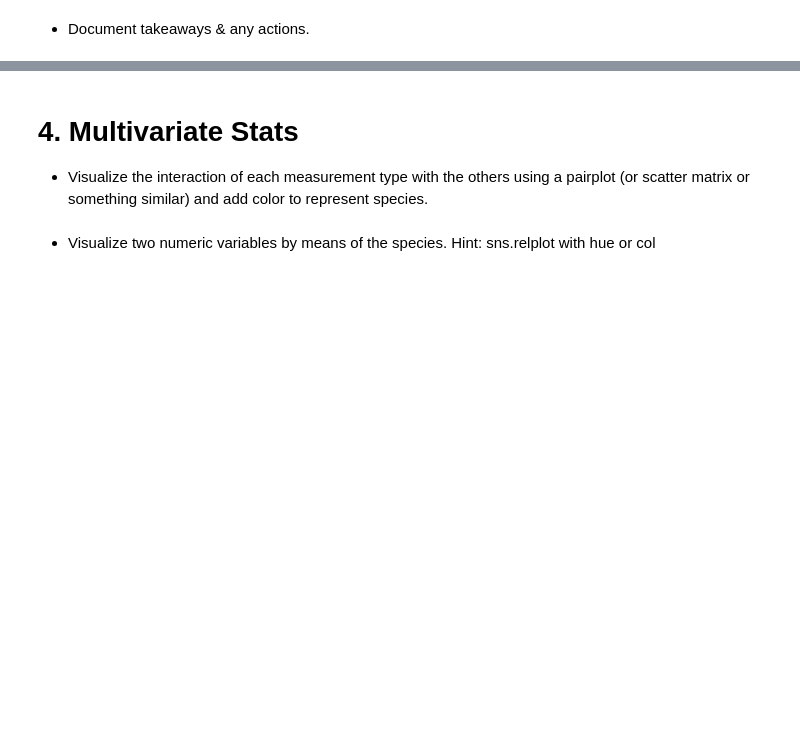
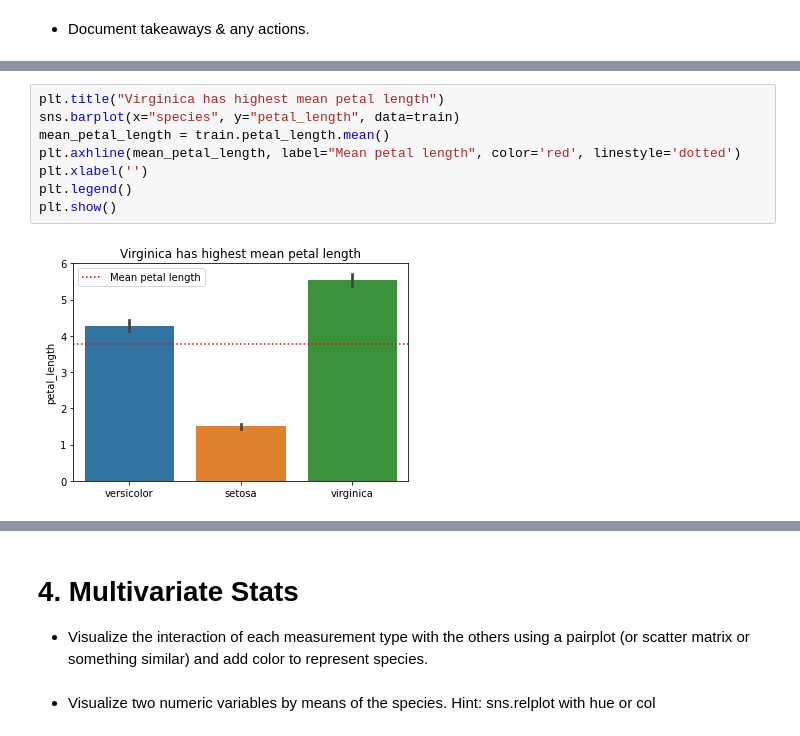
Before and after one commit to rajaramgautam/classification-exercises, a Jupyter notebook: classification_exercises.ipynb, the cells around one changed output, grey strips where cells are left out. Drawn from its saved outputs; the diff is of its cells as text; blank space fills up the shorter version.

```diff
--- a/classification_exercises.ipynb
+++ b/classification_exercises.ipynb
@@ -1430,0 +890,10 @@ t, p
+# %%
+plt.title("Virginica has highest mean petal length")
+sns.barplot(x="species", y="petal_length", data=train)
+mean_petal_length = train.petal_length.mean()
+plt.axhline(mean_petal_length, label="Mean petal length", color='red', linestyle='dotted')
+plt.xlabel('')
+plt.legend()
+plt.show()
+# %% [output]
+[figure, added]
```
Also changed, not shown: parts of 193 cells of this notebook.
